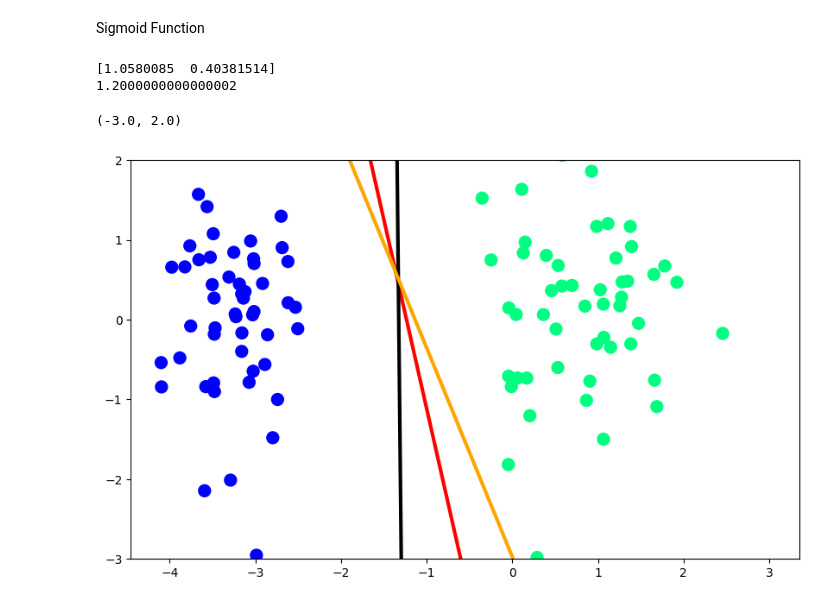
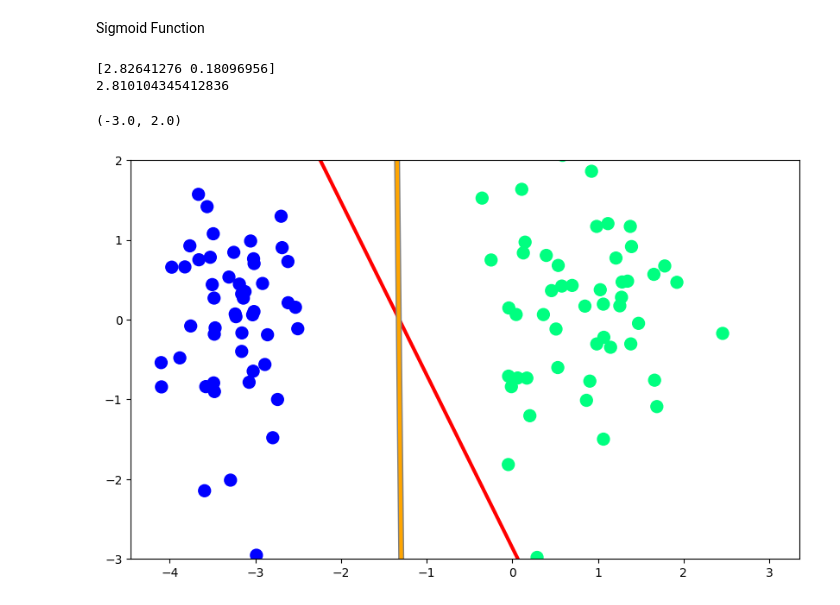
Before and after one commit to Ritusikarwar/ML_Practice, a Jupyter notebook: perceptor(LOR).ipynb, the cells around one changed output. Saved outputs shown, nothing was run; the diff lists cells and outputs as text; code cells hidden in the pictures.

Commit message:
optimised sigmoidal function

```diff
--- a/perceptor(LOR).ipynb
+++ b/perceptor(LOR).ipynb
@@ -82,8 +82,9 @@ def percepton(x,y):
     lr=0.1
     for i in range(1000):
         j=np.random.randint(0,100)
-        y_hat=step(np.dot(x[j],weights)) #we are making a step function here
-        weights=weights+lr*(y[j]-y_hat)*x[j]
+        z=np.dot(x[j],weights)
+        y_hat=sigmoid(z)
+        weights = weights + lr * (y[j] - y_hat) * x[j]
     return weights[0],weights[1:]
 # %%
 def sigmoid(z):
@@ -96,18 +97,18 @@ b=-(intercept_/coef_[1])
 print(coef_)
 print(intercept_)
 # %% [output]
-[1.0580085  0.40381514]
-1.2000000000000002
+[2.82641276 0.18096956]
+2.810104345412836
 # %%
 x_input2 = np.linspace(-3,3,100)
 y_input2 = m*x_input + b
 # %%
 plt.figure(figsize=(10,6))
 plt.plot(x_input,y_input,color='red',linewidth=3)
-plt.plot(x_input1,y_input1,color='black',linewidth=3)
+plt.plot(x_input1,y_input1,color='grey',linewidth=5)
 plt.plot(x_input2,y_input2,color='orange',linewidth=3)
 plt.scatter(x[:,0],x[:,1],c=y,cmap='winter',s=100)
 plt.ylim(-3,2)
 # %% [output]
 (-3.0, 2.0)
-[figure, old version]
+[figure, new version]
```
Also changed, not shown: parts of 3 cells of this notebook.
